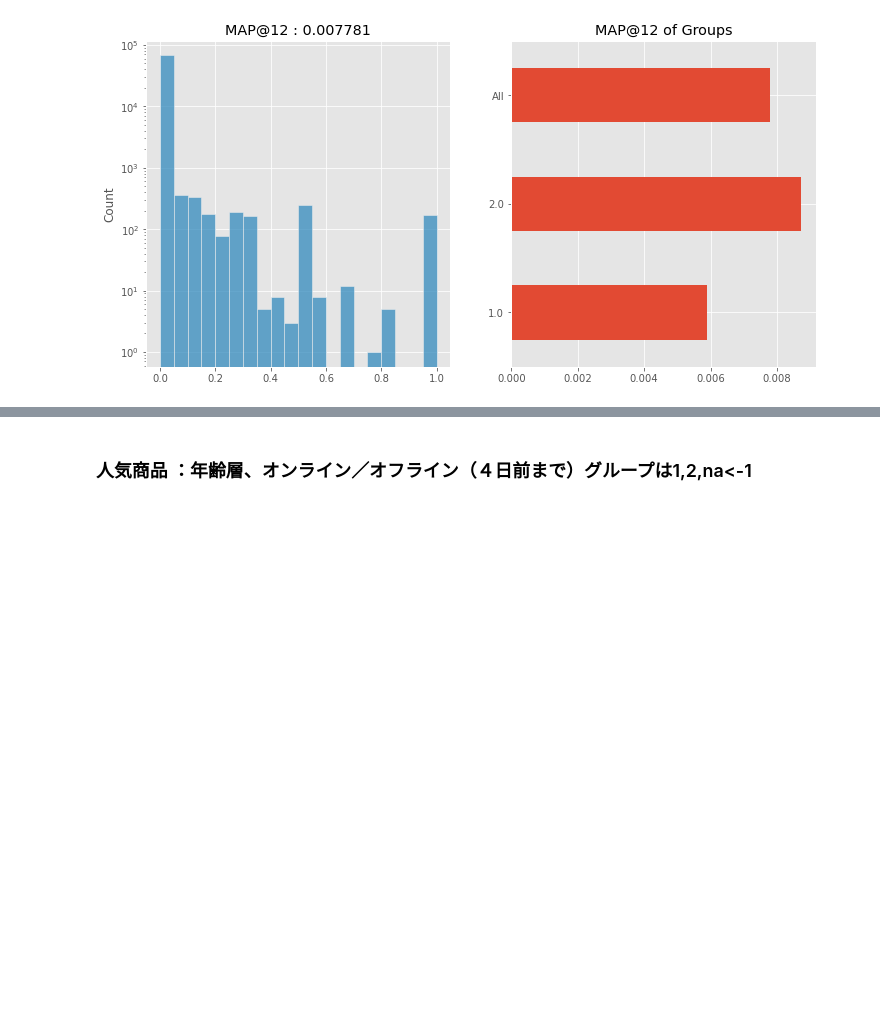
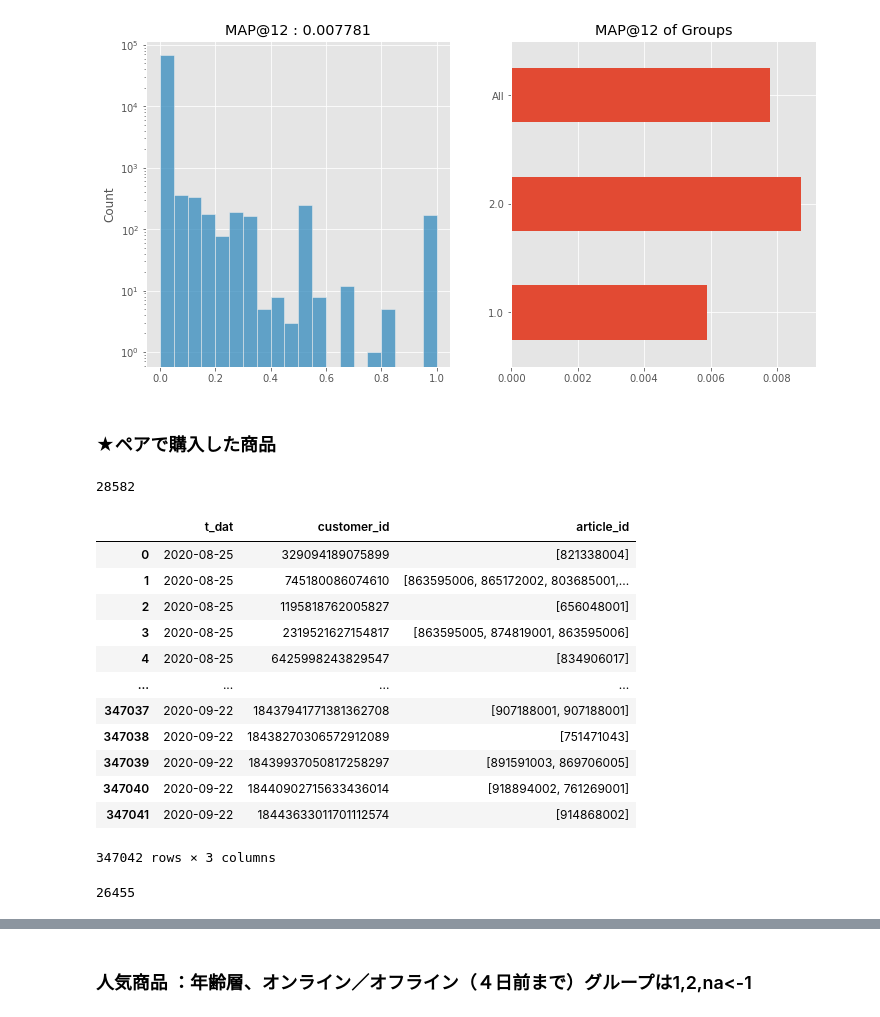
Before and after one commit to aruaru0/kaggle_h_and_m, a Jupyter notebook: h-m-lastweek-item2vec.ipynb, the cells around one changed output, grey strips where cells are left out. Cells and saved outputs as stored; diff of their text form; code cells hidden in the pictures; blank space fills up the shorter version.

```diff
--- a/h-m-lastweek-item2vec.ipynb
+++ b/h-m-lastweek-item2vec.ipynb
@@ -322,3 +350,50 @@ Fill Rate =  14.799999999999999
 | Last Purchase | 0.012807 | 0.024439 | 0.020594 | 28.7 |
 | Other Colors | 0.005881 | 0.008720 | 0.007781 | 14.8 |
 [figure]
+# %% [markdown]
+### ★ペアで購入した商品
+# %%
+init_date = last_date - dt.timedelta(days=28)
+train = df.loc[(df.t_dat >= init_date) & (df.t_dat <= last_date)].copy()
+u_art = train['article_id'].unique()
+len(u_art)
+# %% [output]
+28582
+# %%
+train = train.groupby(['t_dat', 'customer_id'], as_index=False)['article_id'].agg(list)
+train
+# %% [output]
+|  | t_dat | customer_id | article_id |
+| 0 | 2020-08-25 | 329094189075899 | [821338004] |
+| 1 | 2020-08-25 | 745180086074610 | [863595006, 865172002, 803685001,... |
+| 2 | 2020-08-25 | 1195818762005827 | [656048001] |
+| 3 | 2020-08-25 | 2319521627154817 | [863595005, 874819001, 863595006] |
+| 4 | 2020-08-25 | 6425998243829547 | [834906017] |
+| ... | ... | ... | ... |
+| 347037 | 2020-09-22 | 18437941771381362708 | [907188001, 907188001] |
+| 347038 | 2020-09-22 | 18438270306572912089 | [751471043] |
+| 347039 | 2020-09-22 | 18439937050817258297 | [891591003, 869706005] |
+| 347040 | 2020-09-22 | 18440902715633436014 | [918894002, 761269001] |
+| 347041 | 2020-09-22 | 18443633011701112574 | [914868002] |
+347042 rows × 3 columns
+# %%
+m = defaultdict(int)
+for e in train['article_id'] :
+    l = []
+    for v in e :
+        l.append(v)
+    l.sort()
+    for i in range(len(l)) :
+        for j in range(i+1, len(l)) :
+            m[(l[i], l[j])]+=1
+
+mm = defaultdict(list)
+for e in m :
+    mm[e[0]].append((m[e], e[1]))
+
+for e in mm :
+    mm[e].sort(reverse=True)
+
+len(mm)
+# %% [output]
+26455
```
Also changed, not shown: parts of 12 cells of this notebook, 1 other file.
